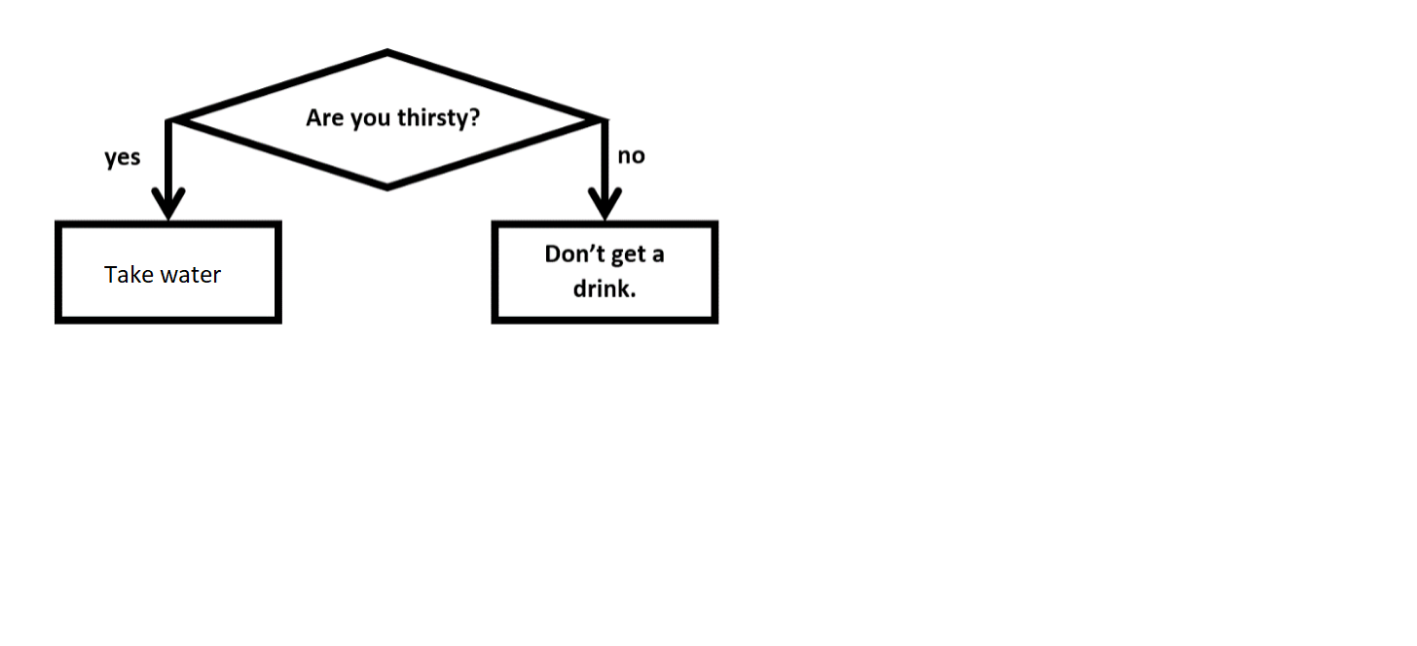
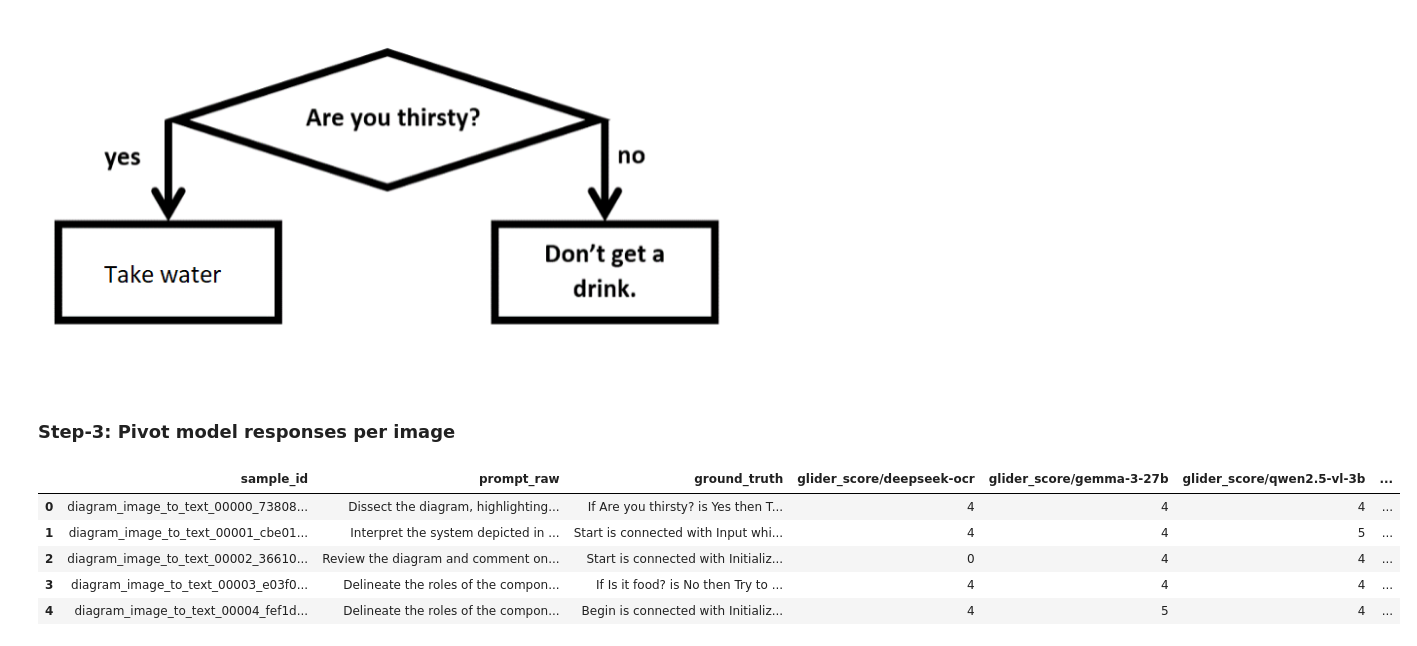
Before and after one commit to Vedaang-Chopra/Which_VLM_Router, a Jupyter notebook: code_base/which_vlm/dataset_builder/02_check_data.ipynb, the cells around one changed output. Drawn from its saved outputs; the diff is of its cells as text; code cells hidden in the pictures; blank space fills up the shorter version.

Commit message:
Pivot table for not diamond router

```diff
--- a/code_base/which_vlm/dataset_builder/02_check_data.ipynb
+++ b/code_base/which_vlm/dataset_builder/02_check_data.ipynb
@@ -167,3 +167,42 @@ model_outcomes      [{'model_name': 'deepseek-ocr', 'model_id': 'd...
 model_records       [{'sample_id': 'diagram_image_to_text_00000_73...
 Name: 0, dtype: object
 [figure]
+# %% [markdown]
+### Step-3: Pivot model responses per image
+# %%
+pivot_records = (
+    same_image_df[['sample_id', 'prompt_raw', 'ground_truth', 'model_records']]
+    .explode('model_records')
+    .reset_index(drop=True)
+)
+expanded = pivot_records['model_records'].apply(pd.Series)
+expanded = expanded.loc[:, ~expanded.columns.duplicated()]
+pivot_records = pd.concat(
+    [
+        pivot_records.drop(columns=['model_records']),
+        expanded,
+    ],
+    axis=1,
+)
+pivot_records = pivot_records.loc[:, ~pivot_records.columns.duplicated()]
+
+pivot_df = (
+    pivot_records
+    .pivot_table(
+        index=['sample_id', 'prompt_raw', 'ground_truth'],
+        columns='model_name',
+        values=['response_raw', 'glider_score', 'is_correct'],
+        aggfunc='first',
+    )
+    .sort_index(axis=1)
+)
+pivot_df.columns = [f"{metric}/{model}" for metric, model in pivot_df.columns]
+pivot_df = pivot_df.reset_index()
+pivot_df.head()
+# %% [output]
+|  | sample_id | prompt_raw | ground_truth | glider_score/deepseek-ocr | glider_score/gemma-3-27b | glider_score/qwen2.5-vl-3b | ... |
+| 0 | diagram_image_to_text_00000_73808... | Dissect the diagram, highlighting... | If Are you thirsty? is Yes then T... | 4 | 4 | 4 | ... |
+| 1 | diagram_image_to_text_00001_cbe01... | Interpret the system depicted in ... | Start is connected with Input whi... | 4 | 4 | 5 | ... |
+| 2 | diagram_image_to_text_00002_36610... | Review the diagram and comment on... | Start is connected with Initializ... | 0 | 4 | 4 | ... |
+| 3 | diagram_image_to_text_00003_e03f0... | Delineate the roles of the compon... | If Is it food? is No then Try to ... | 4 | 4 | 4 | ... |
+| 4 | diagram_image_to_text_00004_fef1d... | Delineate the roles of the compon... | Begin is connected with Initializ... | 4 | 5 | 4 | ... |
```
Also changed, not shown: 4 other files.
